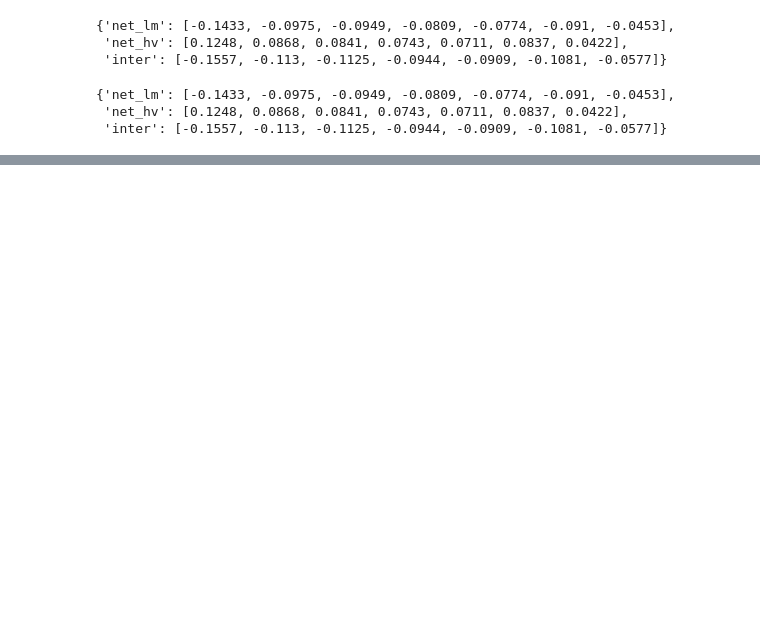
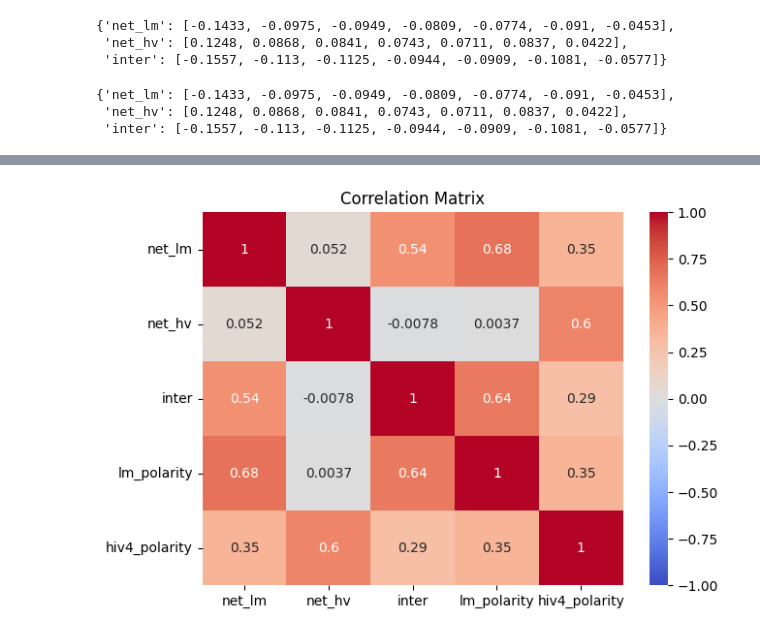
Before and after one commit to LeatherBag011235/Parsim-sec, a Jupyter notebook: src/Analysis/intersection_returns.ipynb, the cells around one changed output, grey strips where cells are left out. Drawn from its saved outputs; the diff is of its cells as text; code cells hidden in the pictures; blank space fills up the shorter version.

```diff
--- a/src/Analysis/intersection_returns.ipynb
+++ b/src/Analysis/intersection_returns.ipynb
@@ -289,0 +420,4 @@ plot_params(all_params_dict)
+# %%
+plot_corr_matrix(total_df_pd)
+# %% [output]
+[figure, added]
```
Also changed, not shown: parts of 24 cells of this notebook, 5 other files.
